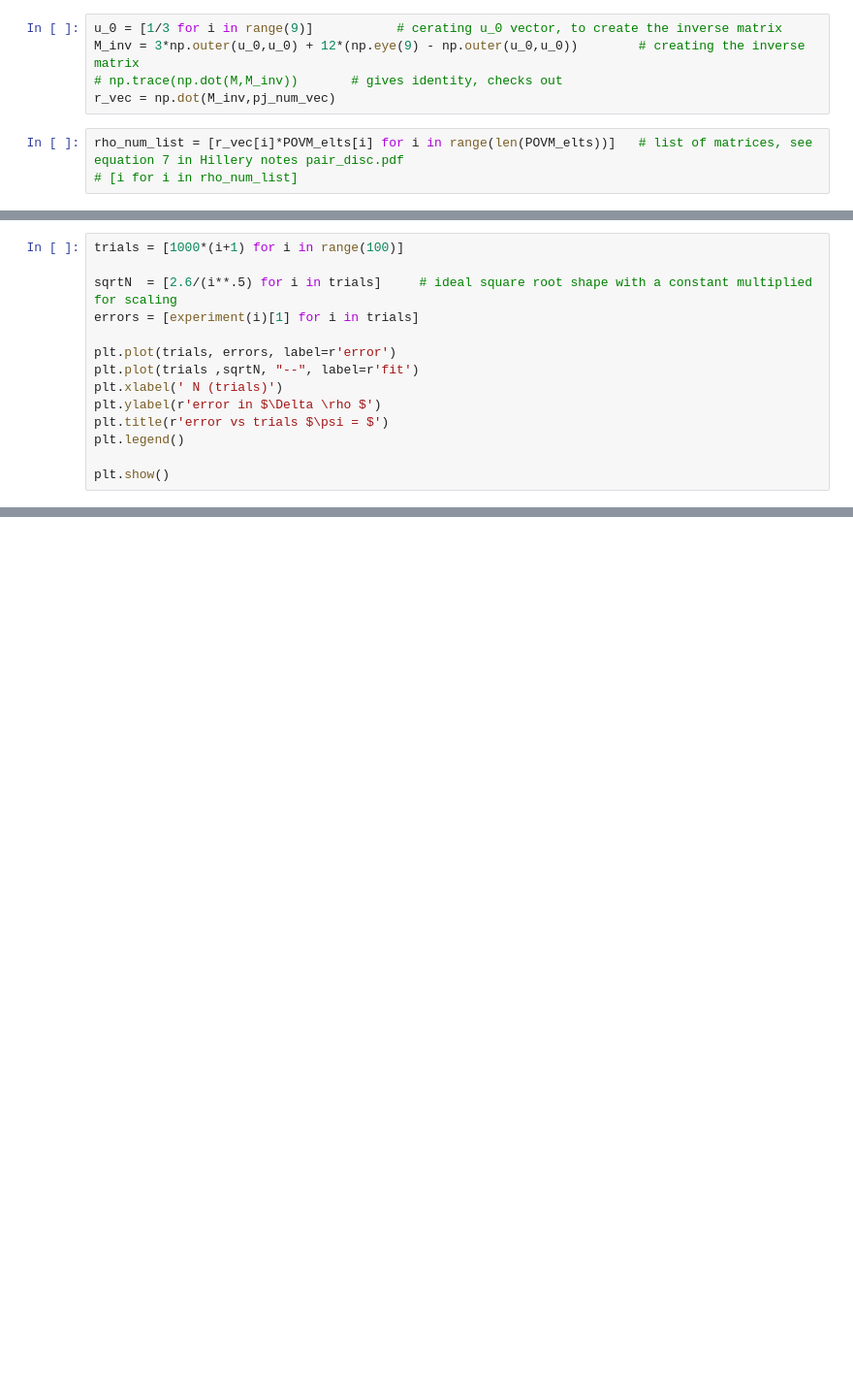
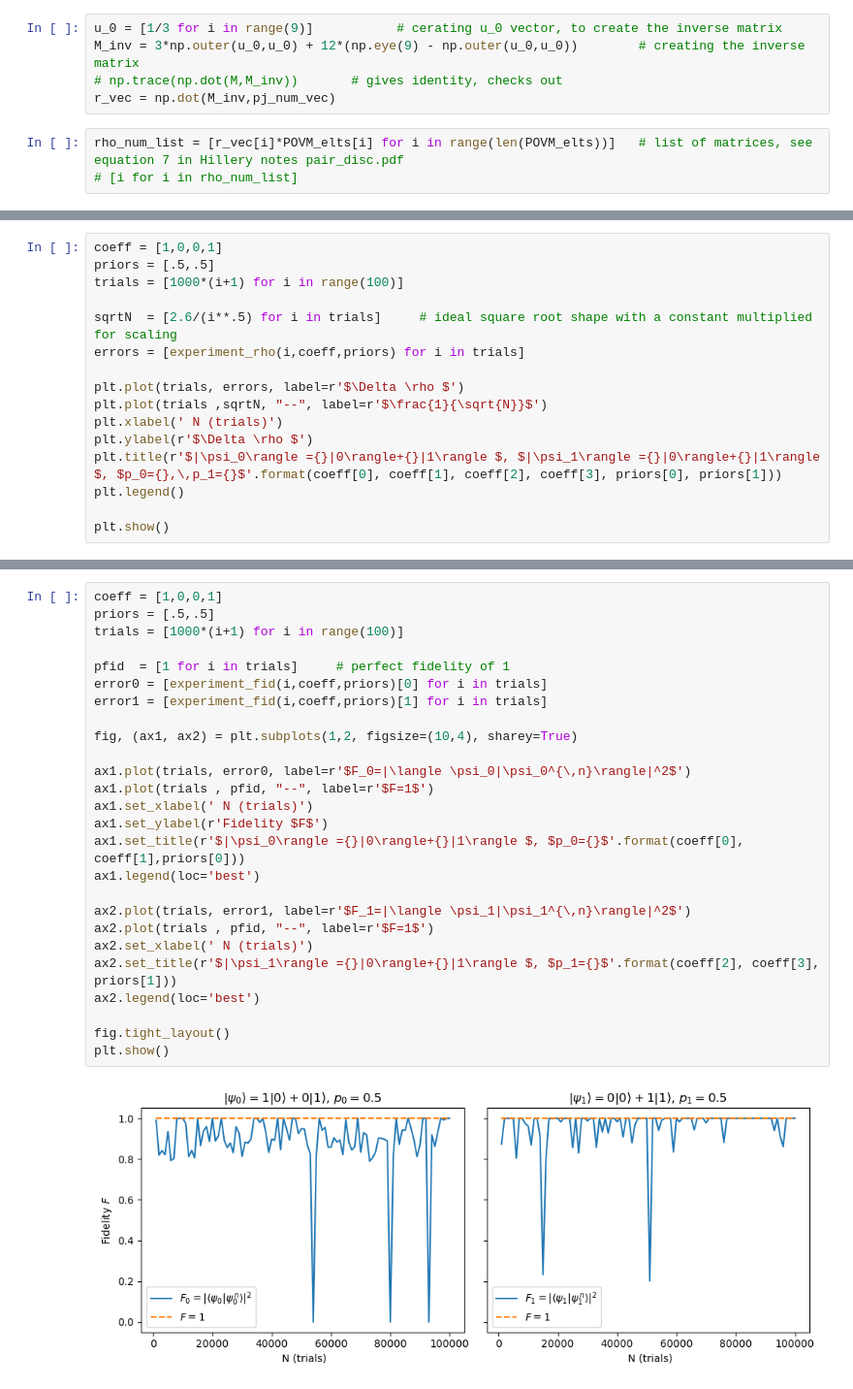
Before and after one commit to pranjagar/Pair_discrimination, a Jupyter notebook: Pair_Discrimination_main.ipynb, the cells around one changed output, grey strips where cells are left out. Shown: that part at 97% size. Drawn from its saved outputs; the diff is of its cells as text; blank space fills up the shorter version.

```diff
--- a/Pair_Discrimination_main.ipynb
+++ b/Pair_Discrimination_main.ipynb
@@ -196,14 +257,16 @@ def experiment(N= 1000 , coeff = [1,0,0,1], priors = [.5,.5]):
 # %%
+coeff = [1,0,0,1]
+priors = [.5,.5]
 trials = [1000*(i+1) for i in range(100)]
 
 sqrtN  = [2.6/(i**.5) for i in trials]     # ideal square root shape with a constant multiplied for scaling
-errors = [experiment(i)[1] for i in trials]
+errors = [experiment_rho(i,coeff,priors) for i in trials]
 
-plt.plot(trials, errors, label=r'error')
-plt.plot(trials ,sqrtN, "--", label=r'fit')
+plt.plot(trials, errors, label=r'$\Delta \rho $')
+plt.plot(trials ,sqrtN, "--", label=r'$\frac{1}{\sqrt{N}}$')
 plt.xlabel(' N (trials)')
-plt.ylabel(r'error in $\Delta \rho $')
-plt.title(r'error vs trials $\psi = $')
+plt.ylabel(r'$\Delta \rho $')
+plt.title(r'$|\psi_0\rangle ={}|0\rangle+{}|1\rangle $, $|\psi_1\rangle ={}|0\rangle+{}|1\rangle $, $p_0={},\,p_1={}$'.format(coeff[0], coeff[1], coeff[2], coeff[3], priors[0], priors[1]))
 plt.legend()
 
 plt.show()
@@ -211,0 +392,28 @@ plt.show()
+# %%
+coeff = [1,0,0,1]
+priors = [.5,.5]
+trials = [1000*(i+1) for i in range(100)]
+
+pfid  = [1 for i in trials]     # perfect fidelity of 1
+error0 = [experiment_fid(i,coeff,priors)[0] for i in trials]
+error1 = [experiment_fid(i,coeff,priors)[1] for i in trials]
+
+fig, (ax1, ax2) = plt.subplots(1,2, figsize=(10,4), sharey=True)
+
+ax1.plot(trials, error0, label=r'$F_0=|\langle \psi_0|\psi_0^{\,n}\rangle|^2$')
+ax1.plot(trials , pfid, "--", label=r'$F=1$')
+ax1.set_xlabel(' N (trials)')
+ax1.set_ylabel(r'Fidelity $F$')
+ax1.set_title(r'$|\psi_0\rangle ={}|0\rangle+{}|1\rangle $, $p_0={}$'.format(coeff[0], coeff[1],priors[0]))
+ax1.legend(loc='best')
+
+ax2.plot(trials, error1, label=r'$F_1=|\langle \psi_1|\psi_1^{\,n}\rangle|^2$')
+ax2.plot(trials , pfid, "--", label=r'$F=1$')
+ax2.set_xlabel(' N (trials)')
+ax2.set_title(r'$|\psi_1\rangle ={}|0\rangle+{}|1\rangle $, $p_1={}$'.format(coeff[2], coeff[3], priors[1]))
+ax2.legend(loc='best')
+
+fig.tight_layout()
+plt.show()
+# %% [output]
+[figure, added]
```
Also changed, not shown: parts of 10 cells of this notebook, 1 other file.
